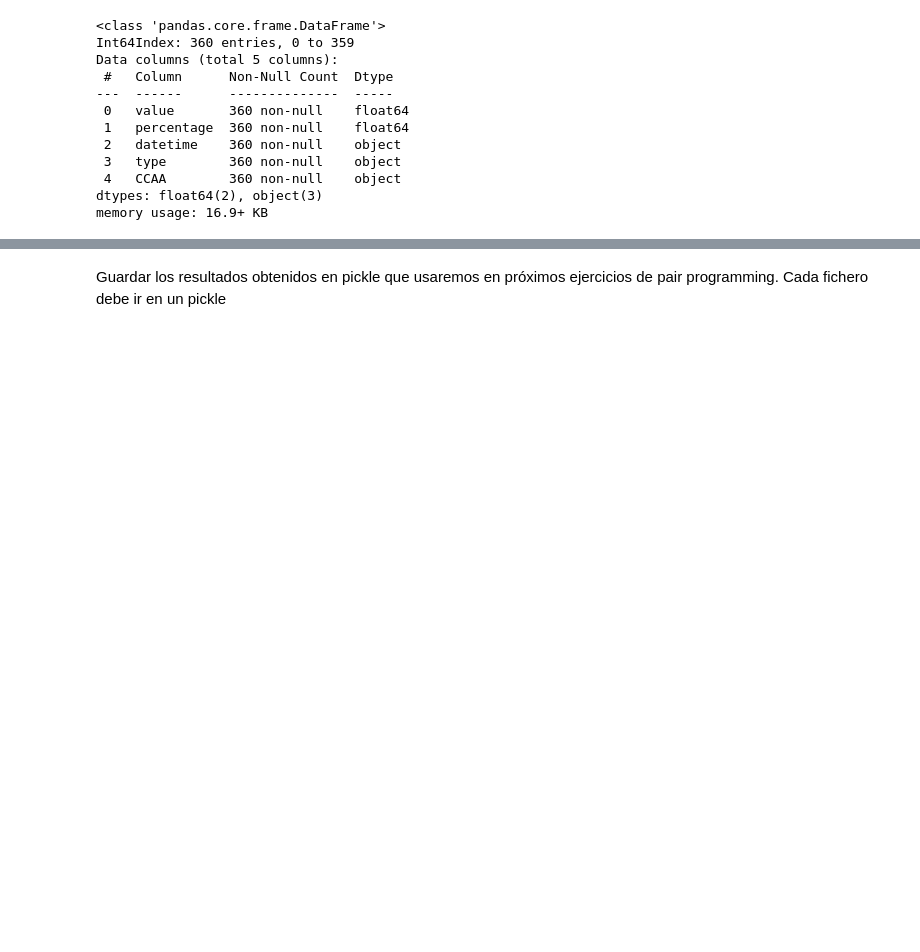
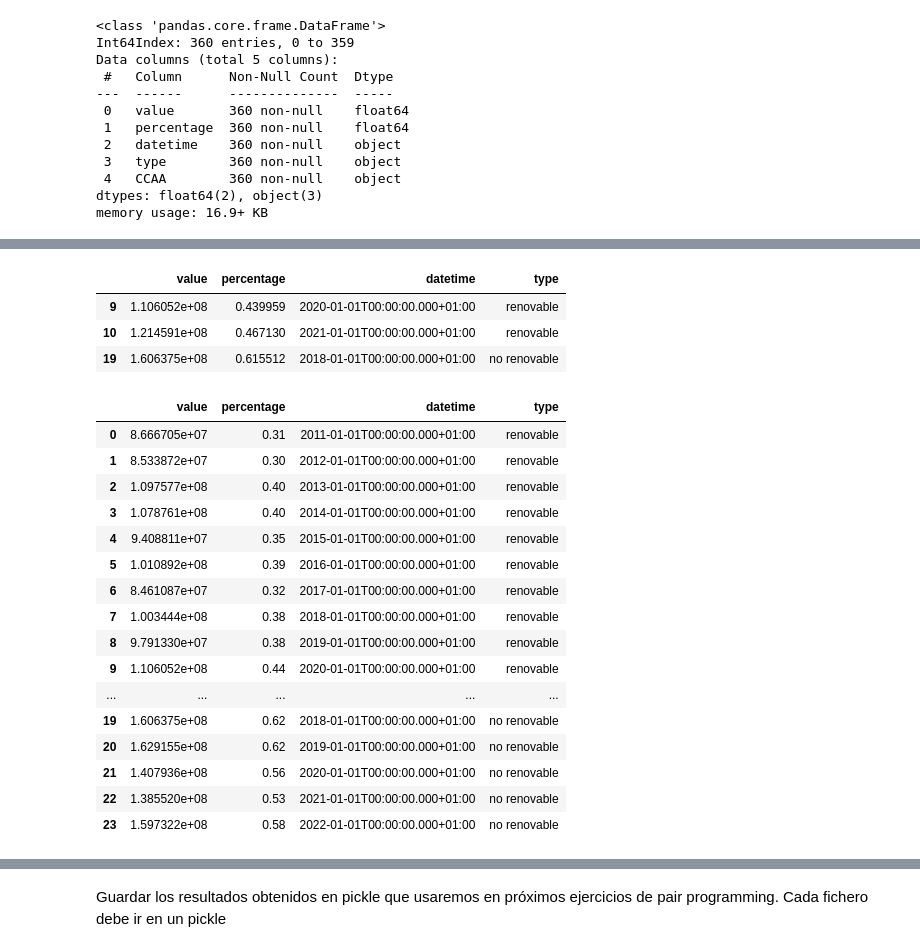
Before and after one commit to Adalab/promo_d_da_modulo2_sprint2_Cristina-Paloma, a Jupyter notebook: ETL/ETL II-transformación-limpieza.ipynb, the cells around one changed output, grey strips where cells are left out. Drawn from its saved outputs; the diff is of its cells as text; code cells hidden in the pictures; blank space fills up the shorter version.

```diff
--- a/ETL/ETL II-transformación-limpieza.ipynb
+++ b/ETL/ETL II-transformación-limpieza.ipynb
@@ -194,0 +109,28 @@ limpiar_energia(df)
+# %%
+df2 = pd.read_csv('../datos/df_energia_nacional.csv', index_col = 0)
+df2.sample(3)
+# %% [output]
+|  | value | percentage | datetime | type |
+| 9 | 1.106052e+08 | 0.439959 | 2020-01-01T00:00:00.000+01:00 | renovable |
+| 10 | 1.214591e+08 | 0.467130 | 2021-01-01T00:00:00.000+01:00 | renovable |
+| 19 | 1.606375e+08 | 0.615512 | 2018-01-01T00:00:00.000+01:00 | no renovable |
+# %%
+limpiar_energia(df2)
+# %% [output]
+|  | value | percentage | datetime | type |
+| 0 | 8.666705e+07 | 0.31 | 2011-01-01T00:00:00.000+01:00 | renovable |
+| 1 | 8.533872e+07 | 0.30 | 2012-01-01T00:00:00.000+01:00 | renovable |
+| 2 | 1.097577e+08 | 0.40 | 2013-01-01T00:00:00.000+01:00 | renovable |
+| 3 | 1.078761e+08 | 0.40 | 2014-01-01T00:00:00.000+01:00 | renovable |
+| 4 | 9.408811e+07 | 0.35 | 2015-01-01T00:00:00.000+01:00 | renovable |
+| 5 | 1.010892e+08 | 0.39 | 2016-01-01T00:00:00.000+01:00 | renovable |
+| 6 | 8.461087e+07 | 0.32 | 2017-01-01T00:00:00.000+01:00 | renovable |
+| 7 | 1.003444e+08 | 0.38 | 2018-01-01T00:00:00.000+01:00 | renovable |
+| 8 | 9.791330e+07 | 0.38 | 2019-01-01T00:00:00.000+01:00 | renovable |
+| 9 | 1.106052e+08 | 0.44 | 2020-01-01T00:00:00.000+01:00 | renovable |
+| ... | ... | ... | ... | ... |
+| 19 | 1.606375e+08 | 0.62 | 2018-01-01T00:00:00.000+01:00 | no renovable |
+| 20 | 1.629155e+08 | 0.62 | 2019-01-01T00:00:00.000+01:00 | no renovable |
+| 21 | 1.407936e+08 | 0.56 | 2020-01-01T00:00:00.000+01:00 | no renovable |
+| 22 | 1.385520e+08 | 0.53 | 2021-01-01T00:00:00.000+01:00 | no renovable |
+| 23 | 1.597322e+08 | 0.58 | 2022-01-01T00:00:00.000+01:00 | no renovable |
```
Also changed, not shown: parts of 28 cells of this notebook, 4 other files.
